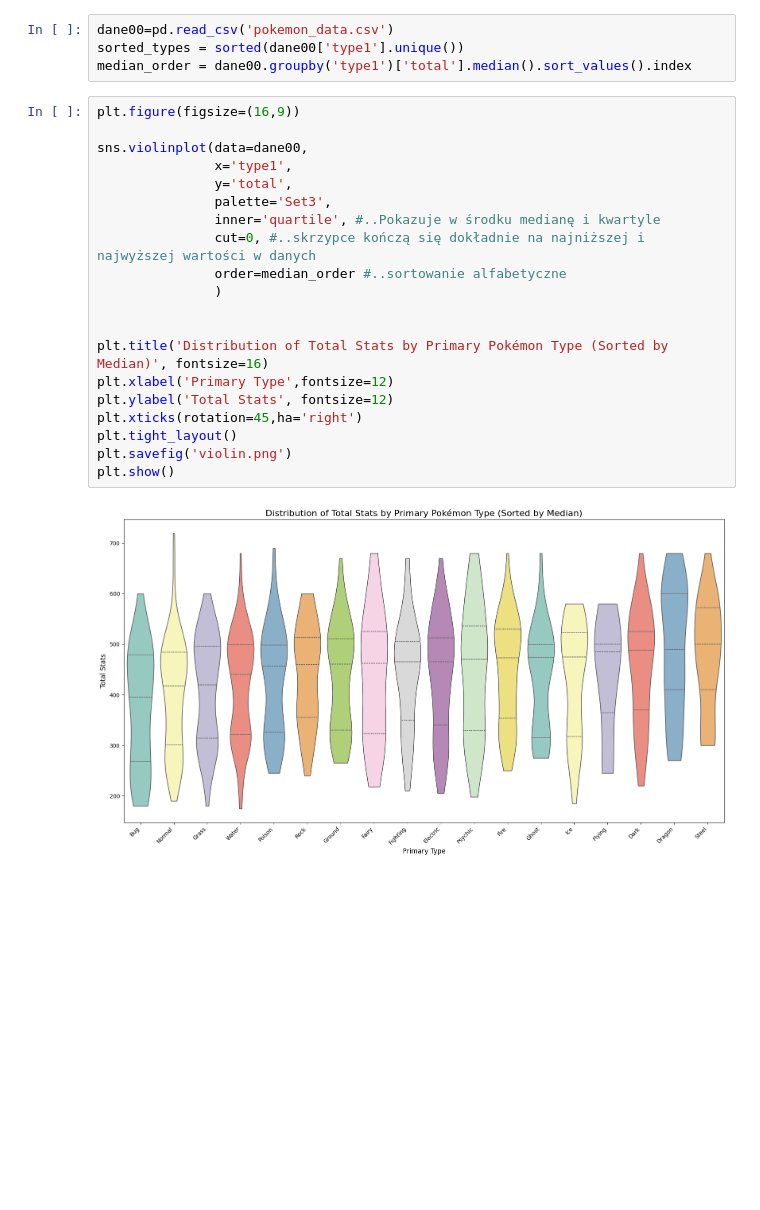
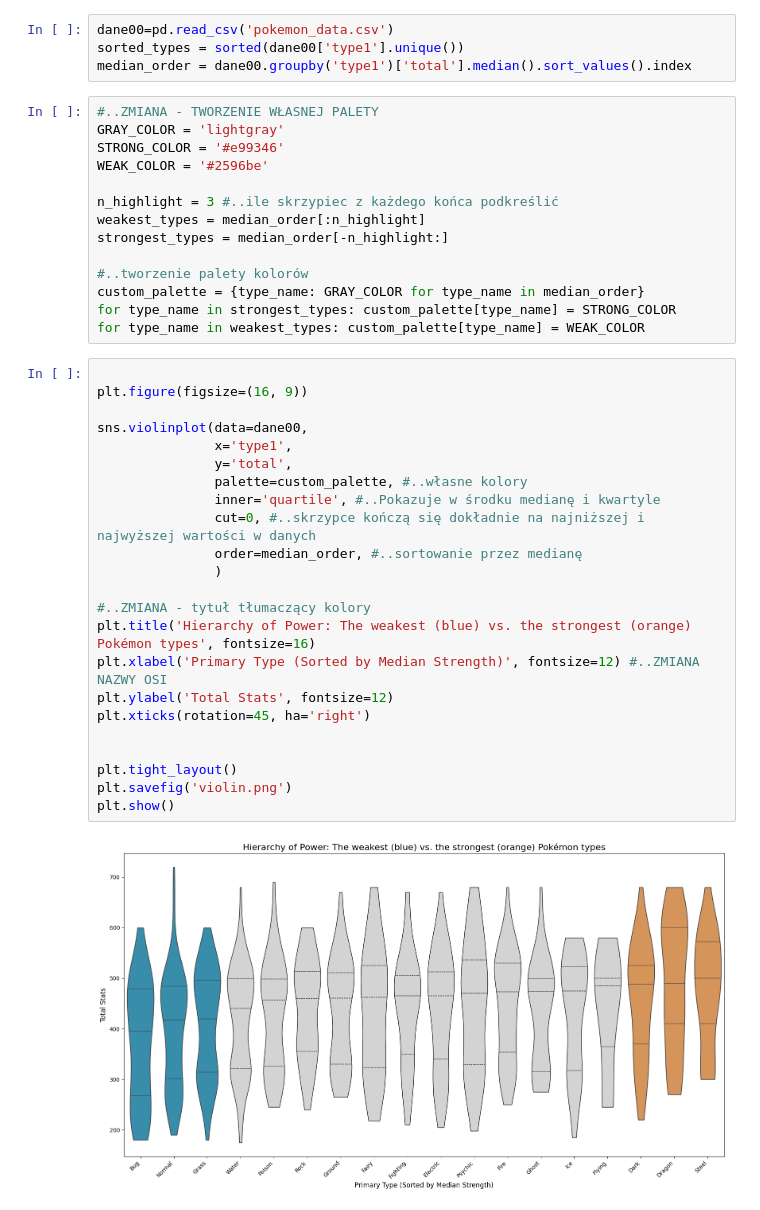
Before and after one commit to HiczHicz/PokemonFullProject, a Jupyter notebook: violin.ipynb, the cells around one changed output. Cells and saved outputs as stored; diff of their text form; blank space fills up the shorter version.

Commit message:
violin updated

```diff
--- a/violin.ipynb
+++ b/violin.ipynb
@@ -9,25 +9,42 @@ warnings.filterwarnings('ignore')
 dane00=pd.read_csv('pokemon_data.csv')
 sorted_types = sorted(dane00['type1'].unique())
 median_order = dane00.groupby('type1')['total'].median().sort_values().index
-# %%
-plt.figure(figsize=(16,9))
-
-sns.violinplot(data=dane00,
-               x='type1',
-               y='total',
-               palette='Set3',
-               inner='quartile', #..Pokazuje w środku medianę i kwartyle
-               cut=0, #..skrzypce kończą się dokładnie na najniższej i najwyższej wartości w danych
-               order=median_order #..sortowanie alfabetyczne
-               )
-
-
-plt.title('Distribution of Total Stats by Primary Pokémon Type (Sorted by Median)', fontsize=16)
-plt.xlabel('Primary Type',fontsize=12)
-plt.ylabel('Total Stats', fontsize=12)
-plt.xticks(rotation=45,ha='right')
-plt.tight_layout()
-plt.savefig('violin.png')
-plt.show()
-# %% [output]
-[figure, removed]
+# %%
+#..ZMIANA - TWORZENIE WŁASNEJ PALETY
+GRAY_COLOR = 'lightgray'
+STRONG_COLOR = '#e99346'
+WEAK_COLOR = '#2596be'
+
+n_highlight = 3 #..ile skrzypiec z każdego końca podkreślić
+weakest_types = median_order[:n_highlight]
+strongest_types = median_order[-n_highlight:]
+
+#..tworzenie palety kolorów
+custom_palette = {type_name: GRAY_COLOR for type_name in median_order}
+for type_name in strongest_types: custom_palette[type_name] = STRONG_COLOR
+for type_name in weakest_types: custom_palette[type_name] = WEAK_COLOR
+# %%
+
+plt.figure(figsize=(16, 9))
+
+sns.violinplot(data=dane00,
+               x='type1',
+               y='total',
+               palette=custom_palette, #..własne kolory
+               inner='quartile', #..Pokazuje w środku medianę i kwartyle
+               cut=0, #..skrzypce kończą się dokładnie na najniższej i najwyższej wartości w danych
+               order=median_order, #..sortowanie przez medianę
+               )
+
+#..ZMIANA - tytuł tłumaczący kolory
+plt.title('Hierarchy of Power: The weakest (blue) vs. the strongest (orange) Pokémon types', fontsize=16)
+plt.xlabel('Primary Type (Sorted by Median Strength)', fontsize=12) #..ZMIANA NAZWY OSI
+plt.ylabel('Total Stats', fontsize=12)
+plt.xticks(rotation=45, ha='right')
+
+
+plt.tight_layout()
+plt.savefig('violin.png')
+plt.show()
+# %% [output]
+[figure, added]
```
Also changed, not shown: 4 other files.
